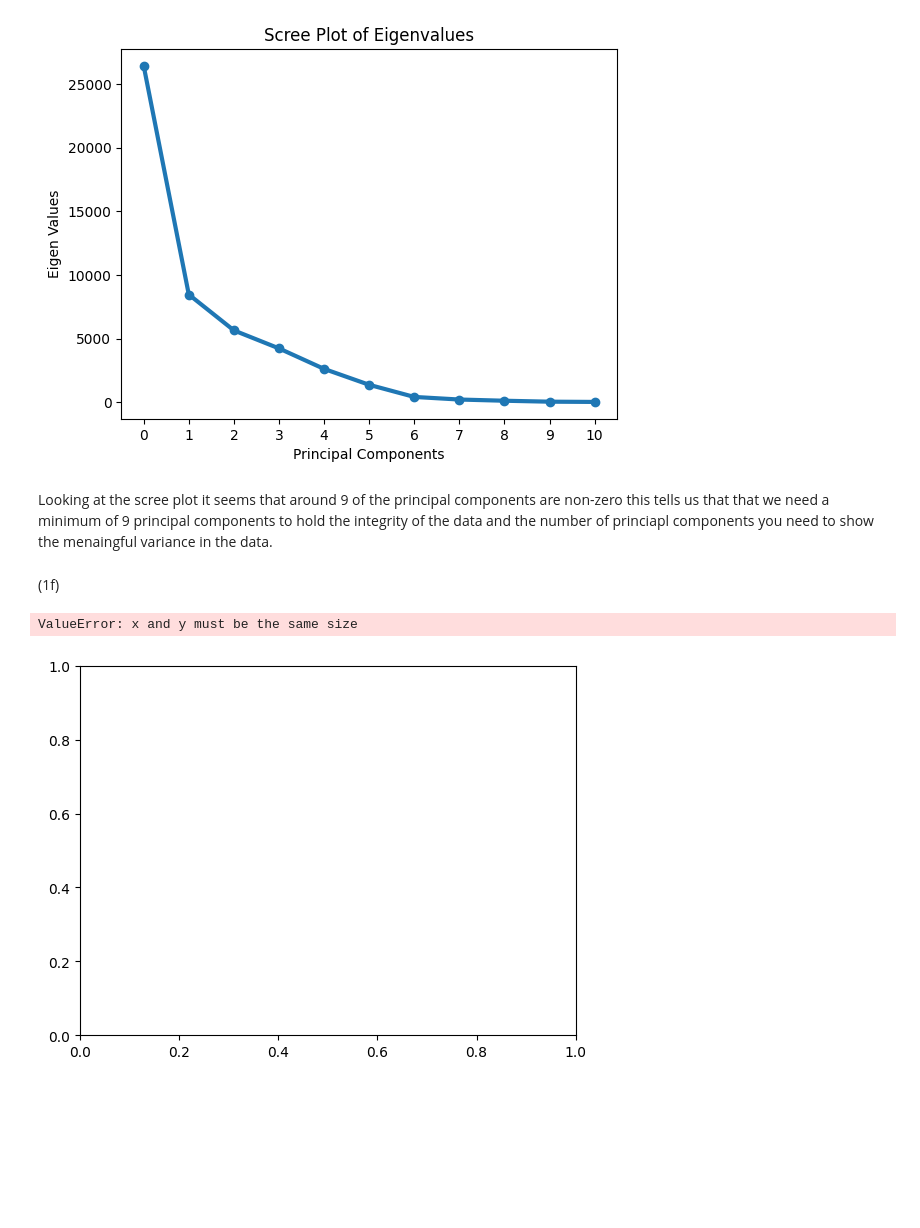
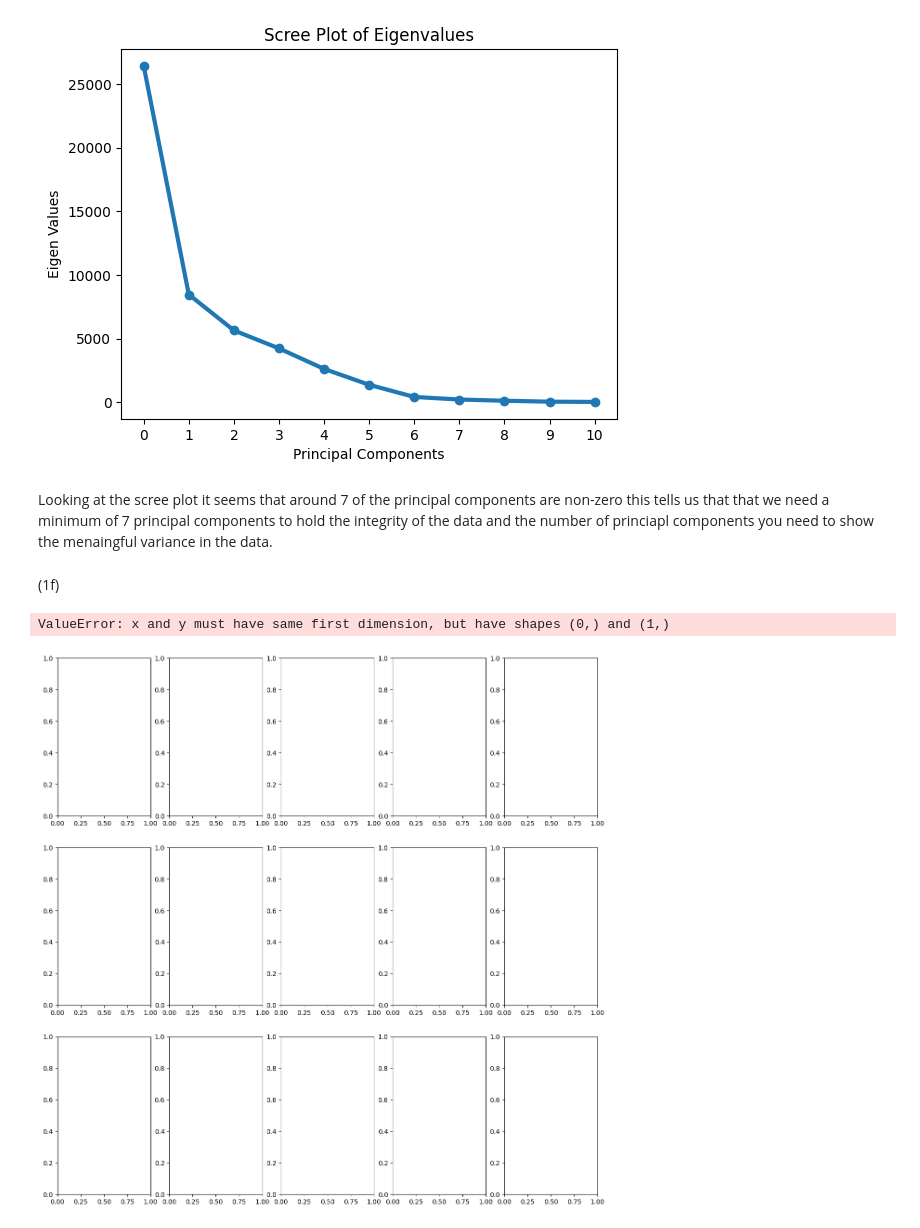
Before and after one commit to Delluvian/CS3501-Foundations-of-Data-Analysis, a Jupyter notebook: JupyterNotebooks/PS4/hmw4answers.ipynb, the cells around one changed output. Saved outputs shown, nothing was run; the diff lists cells and outputs as text; code cells hidden in the pictures; blank space fills up the shorter version.

```diff
--- a/JupyterNotebooks/PS4/hmw4answers.ipynb
+++ b/JupyterNotebooks/PS4/hmw4answers.ipynb
@@ -204,25 +175,60 @@ plt.xticks(range(len(scree_evalues)))
   Text(10, 0, '10')])
 [figure]
 # %% [markdown]
-Looking at the scree plot it seems that around 9 of the principal components are non-zero this tells us that that we need a minimum of 9 principal components to hold the integrity of the data and the number of princiapl components you need to show the menaingful variance in the data.
+Looking at the scree plot it seems that around 7 of the principal components are non-zero this tells us that that we need a minimum of 7 principal components to hold the integrity of the data and the number of princiapl components you need to show the menaingful variance in the data.
 # %% [markdown]
 (1f)
-# %%
-first_evlaue = e_values[0]
-first_evector = p_components[0]
-second_evalue = e_values[1]
-second_evector = p_components[1]
-third_evalue = e_values[2]
-third_evector = p_components[2]
-
-sfvalue = np.sqrt(first_evlaue)
-
-s = -3*sfvalue
-
-
-plot1 = df_means+ s*first_evector
-
-plot_hand(plot1)
-# %% [output]
-ValueError: x and y must be the same size
-[figure, removed]
+# %%
+first_evalue = e_values[0]
+first_evector = p_components[0]
+second_evalue = e_values[1]
+second_evector = p_components[1]
+third_evalue = e_values[2]
+third_evector = p_components[2]
+
+
+#sqrt(first eigenvalue)
+
+
+
+s_factors = [-3,-1.5,0,1.5,3.0]
+first_hands = []
+second_hands = []
+third_hands = []
+
+fig, axes = plt.subplots(3, 5, figsize= (15,15))
+for col,s in enumerate(s_factors):
+    hand1 = df_means+s*np.sqrt(first_evalue)*first_evector
+    hand2 = df_means +s*np.sqrt(second_evalue)*second_evector
+    hand3 = df_means+s*np.sqrt(third_evalue)*third_evector
+
+    for index, value in enumerate(hand1):
+        X1 = []
+        Y1= []
+        if (index %2 ==0):
+            X1.append(value)
+        elif (index %2 ==1):
+            Y1.append(value)
+    axes[0][col].plot(X1,Y1)
+
+
+    for index, value in enumerate(hand2):
+        X2 = []
+        Y2= []
+        if (index %2 ==0):
+            X2.append(value)
+        elif (index %2 ==1):
+            Y2.append(value)
+    axes[1][col].plot(X2,Y2)
+
+    for index, value in enumerate(hand3):
+        X3 = []
+        Y3= []
+        if (index %2 ==0):
+            X3.append(value)
+        elif (index %2 ==1):
+            Y3.append(value)
+    axes[2][col].plot(X3,Y3)
+# %% [output]
+ValueError: x and y must have same first dimension, but have shapes (0,) and (1,)
+[figure, added]
```
Also changed, not shown: parts of 4 cells of this notebook.
